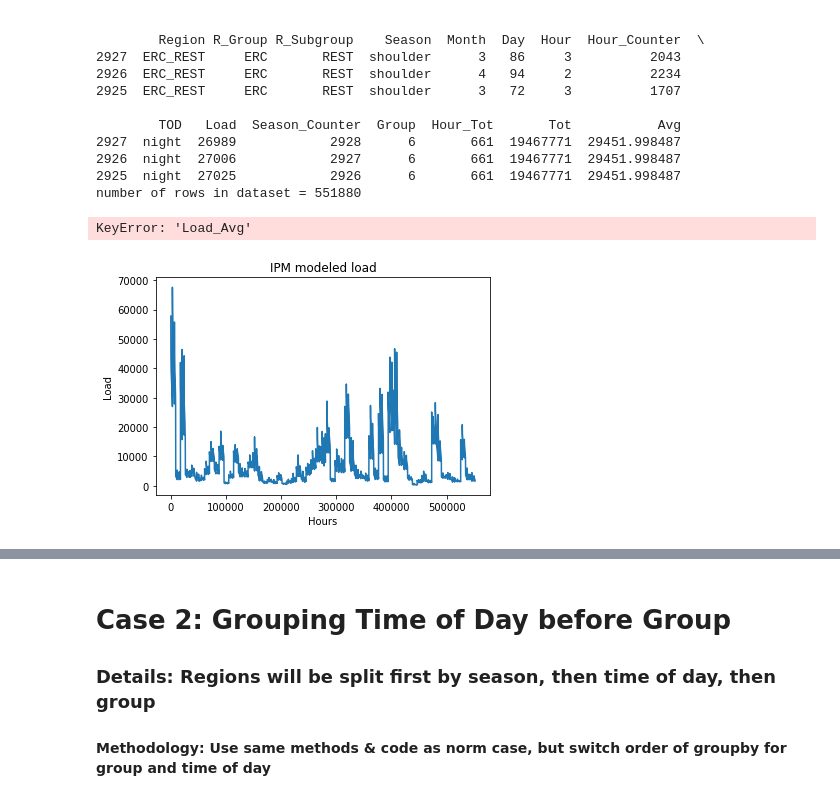
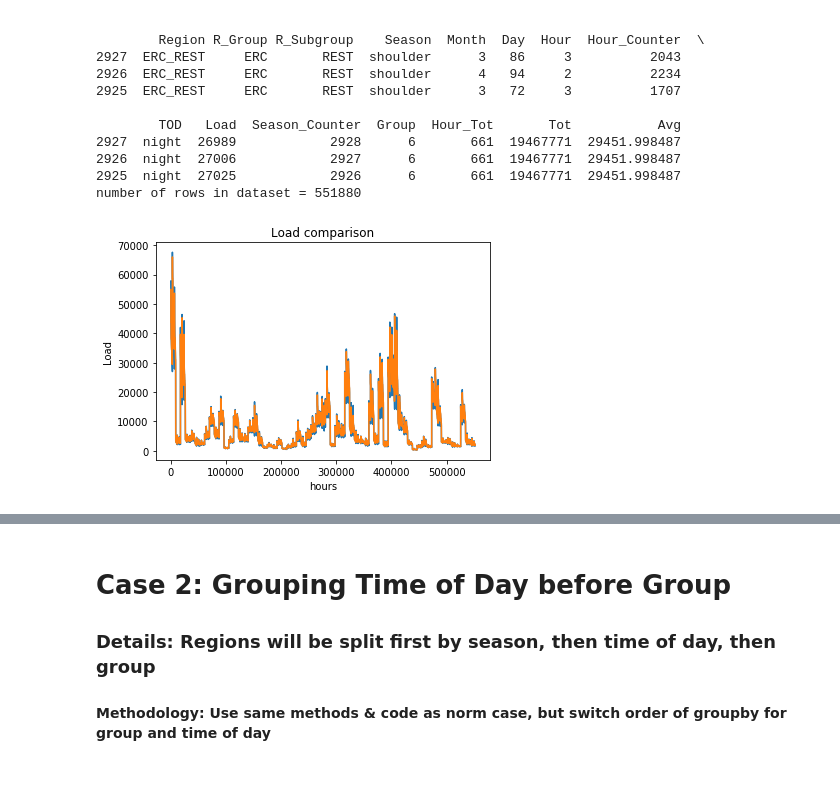
Before and after one commit to goforth-teagan/temporal-resolution, a Jupyter notebook: Part_1_Data_Sort_IPM_Approach_General.ipynb, the cells around one changed output, grey strips where cells are left out. Drawn from its saved outputs; the diff is of its cells as text; code cells hidden in the pictures.

```diff
--- a/Part_1_Data_Sort_IPM_Approach_General.ipynb
+++ b/Part_1_Data_Sort_IPM_Approach_General.ipynb
@@ -218,23 +218,22 @@ number of rows in dataset = 551880
 # %%
 %matplotlib inline
 import matplotlib.pyplot as plt
 
 x4 = x4.sort_values(by=['Region','Season_Counter'])
 plt.plot(x4[x_column].values)
 plt.title('IPM modeled load')
 plt.xlabel('Hours')
 plt.ylabel(x_name2)
 
-x4 = x4.sort_values(by=['Region','Season',x_name2+'_Avg'],ascending=[True, True, False])
-plt.plot(x4[x_name2+'_Avg'].values)
+x4 = x4.sort_values(by=['Region','Season','Avg'],ascending=[True, True, False])
+plt.plot(x4['Avg'].values)
 plt.title(x_name2+' comparison')
 plt.xlabel('hours')
 plt.ylabel(x_name2)
 
 plt.show()
 # %% [output]
-KeyError: 'Load_Avg'
-[figure, old version]
+[figure, new version]
 # %%
 fig, axis = plt.subplots()
 
```
Also changed, not shown: parts of 9 cells of this notebook, 4 other files.
